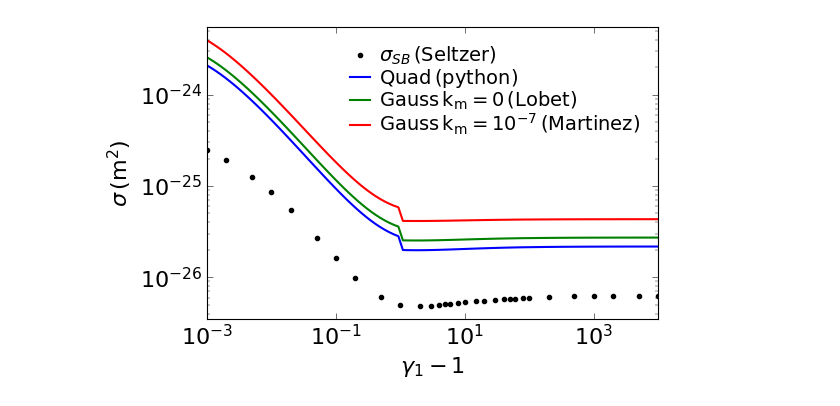
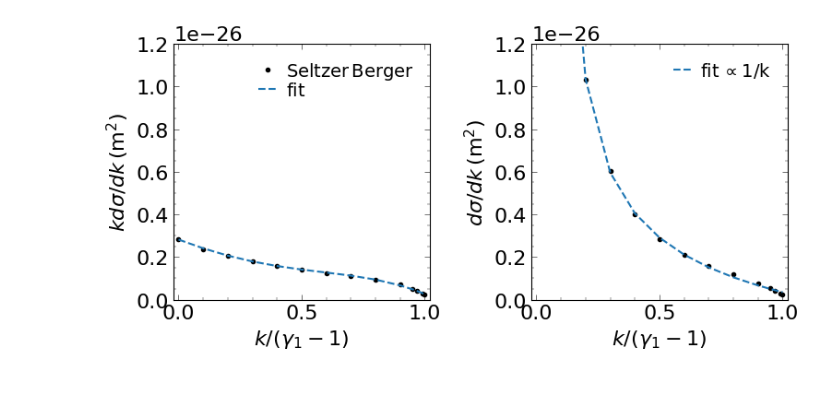
Before and after one commit to bertrandmartinez/plot_cross_sections, a Jupyter notebook: Lobet_PhD_Univ_Bordeaux_2015/notebooks/integration_discussion.ipynb, the cells around one changed output. Drawn from its saved outputs; the diff is of its cells as text; code cells hidden in the pictures.

```diff
--- a/Lobet_PhD_Univ_Bordeaux_2015/notebooks/integration_discussion.ipynb
+++ b/Lobet_PhD_Univ_Bordeaux_2015/notebooks/integration_discussion.ipynb
@@ -65,25 +17,0 @@ sigma_quad[axis_g1<2] = sigma_quad[axis_g1<2] * (p1[axis_g1<2] / b1[axis_g1<2])
-# %%
-cc = ['b', 'g', 'r']
-
-# Figure
-fig, axs = plt.subplots(1, 1, figsize=(6,4))
-axs.plot(axis_seltzer, sigma_seltzer, ls='', marker='o', c='k', label=r"$\sigma_{SB} \, \rm (Seltzer)$")
-axs.plot(axis_g1m1, sigma_quad, c=cc[0], label=r'$ \rm Quad \, \rm (python) $')
-axs.plot(axis_g1m1, sigma_gauss_lin_error, c=cc[1], label=r'$ \rm Gauss \, k_m=0  \, (Lobet)$')
-axs.plot(axis_g1m1, sigma_gauss_log_error, c=cc[2], label=r'$ \rm Gauss \, k_m=10^{-7} \, (Martinez)$')
-#axs.plot(axis_g1m1, sigma_gauss_lin, ls='--', c=cc[1])
-#axs.plot(axis_g1m1, sigma_gauss_log, ls='--', c=cc[2])
-axs.set_xscale('log')
-axs.set_xlabel(r"$ \gamma_1 - 1 $")
-axs.set_xlim([1.e-3, 1.e4])
-axs.set_yscale('log')
-axs.set_ylabel(r"$ \sigma \, \rm (m^2) $")
-#axs.set_ylim([1.e-26, 1.e-22])
-#axs.set_ylim([-0.1, 1.5])
-plt.legend(loc='best', ncol=1)
-plt.tight_layout()
-#fig.savefig('../figures/figure_3_12', bbox_inches='tight')
-
-plt.show()
-# %% [output]
-[figure, removed]
@@ -89,0 +23,46 @@ plt.show()
+# %%
+# Deduce d\sigma / dk
+ds_dk = np.zeros([M,N-1])
+for i in range(M):
+    ds_dk[i,:] = kds_dk[i,1:] / axis_k[1:]
+# %%
+# Fit kds_dk
+xdata = axis_k
+ydata = kds_dk[index,:]
+
+degree = 4
+poly = Polynomial.fit(xdata, ydata, deg=int(degree))
+coefs = poly.convert().coef
+kds_dk_fit = poly(xdata)
+# %%
+# Fit ds_dk
+xdata = 1./axis_k[1:]
+ydata = ds_dk[index,:]
+
+degree = 4
+poly = Polynomial.fit(xdata, ydata, deg=int(degree))
+coefs = poly.convert().coef
+ds_dk_fit = poly(xdata)
+# %%
+# Figure
+fig, axs = plt.subplots(1, 2, figsize=(8,4))
+ax0=axs[0]
+ax0.plot(axis_k, kds_dk[index,:], ls='', marker='o', c='k', label=r"$ \rm Seltzer \, \rm Berger $")
+ax0.plot(axis_k, kds_dk_fit, ls='--', label=r'$ \rm fit $')
+ax0.set_xlabel(r"$ k/(\gamma_1 - 1) $")
+ax0.set_xlim([-0.02, 1.02])
+ax0.set_ylabel(r"$ kd\sigma/dk \, \rm (m^2) $")
+ax0.set_ylim([0., 1.2e-26])
+ax0.legend(loc='best', ncol=1)
+ax1=axs[1]
+ax1.plot(axis_k[1:], ds_dk[index,:], ls='', marker='o', c='k')
+ax1.plot(axis_k[1:],ds_dk_fit, ls='--', label=r"$ \rm fit \, \propto 1/k$")
+ax1.set_xlabel(r"$ k/(\gamma_1 - 1) $")
+ax1.set_xlim([-0.02, 1.02])
+ax1.set_ylabel(r"$ d\sigma/dk \, \rm (m^2) $")
+ax1.set_ylim([0., 1.2e-26])
+ax1.legend(loc='best', ncol=1)
+plt.tight_layout()
+plt.show()
+# %% [output]
+[figure, added]
```
Also changed, not shown: parts of 9 cells of this notebook, 1 other file.
